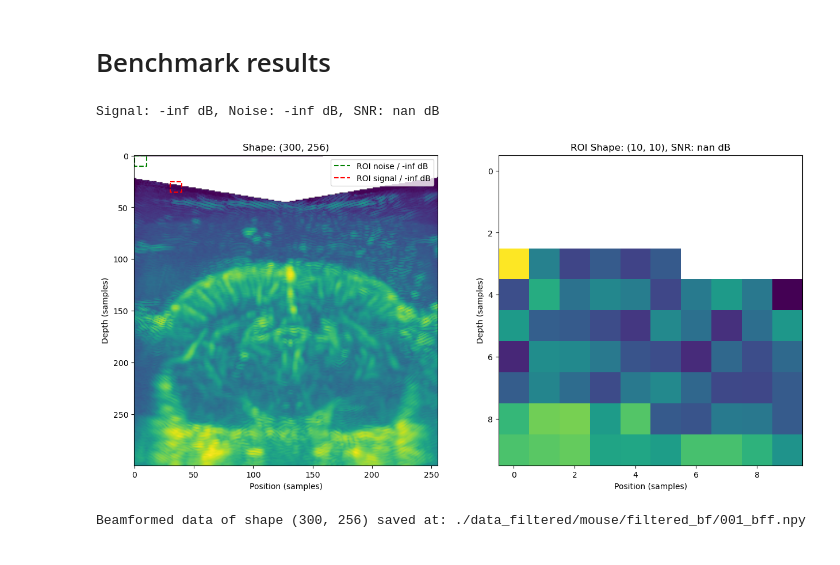
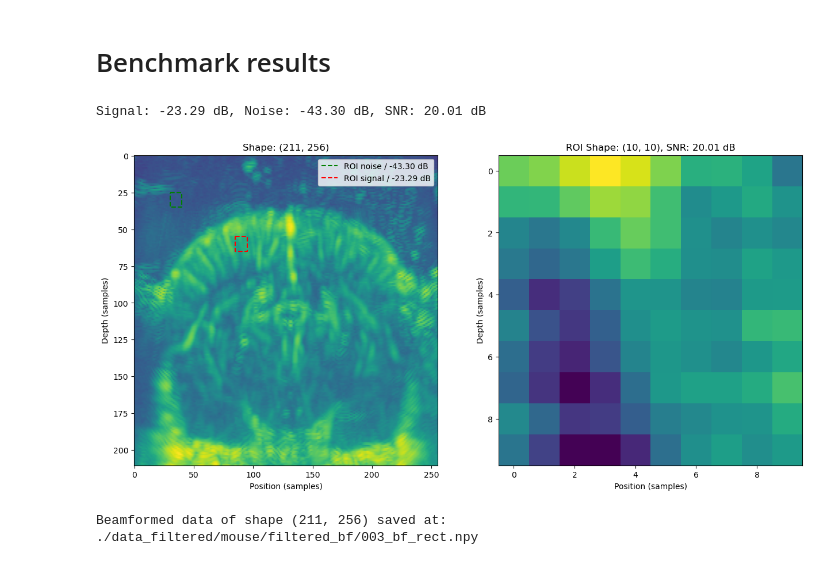
Before and after one commit to MatthieuVAUTRIN/superresolution, a Jupyter notebook: 003_post_bf_processing.ipynb, the cells around one changed output. Saved outputs shown, nothing was run; the diff lists cells and outputs as text; code cells hidden in the pictures.

```diff
--- a/003_post_bf_processing.ipynb
+++ b/003_post_bf_processing.ipynb
@@ -5,11 +5,11 @@ parameters_file_path = "/home/matmat/Documents/urban_lab/002_Superresolution/sup
 
 use_nsi = False #if using nsi, load nsi data in this order 1. zm 2. dc1 3. dc2
 bf_matrix_paths = [
-    # "/home/matmat/Documents/urban_lab/002_Superresolution/superresolution/data_bf/poubelle2/beamformed_apodized/001_bf_zm.npy",
-    # "/home/matmat/Documents/urban_lab/002_Superresolution/superresolution/data_bf/poubelle2/beamformed_apodized/001_bf_dc1.npy",
-    # "/home/matmat/Documents/urban_lab/002_Superresolution/superresolution/data_bf/poubelle2/beamformed_apodized/001_bf_dc2.npy",
+    # "/home/matmat/Documents/urban_lab/002_Superresolution/superresolution/data_bf/mouse/beamformed_apodized/002_bf_nsi0_001_zm.npy",
+    # "/home/matmat/Documents/urban_lab/002_Superresolution/superresolution/data_bf/mouse/beamformed_apodized/002_bf_nsi0_001_dc1.npy",
+    # "/home/matmat/Documents/urban_lab/002_Superresolution/superresolution/data_bf/mouse/beamformed_apodized/002_bf_nsi0_001_dc2.npy"
 
-    "/home/matmat/Documents/urban_lab/002_Superresolution/superresolution/data_bf/poubelle2/beamformed_apodized/001_bf_rectangle.npy"
+    "/home/matmat/Documents/urban_lab/002_Superresolution/superresolution/data_bf/mouse/beamformed_apodized/003_bf_rect_rectangle.npy"
 ]
 
 #Real data settings
@@ -27,7 +27,7 @@ save_data = True
 save_image = True
 bf_data_path = "./data_filtered/"
 folder_name = "mouse"
-beamformed_filtered_matrix_name = "001_bff"
+beamformed_filtered_matrix_name = "003_bf_rect"
 # %% [markdown]
 # Imports
 # %%
@@ -211,16 +211,16 @@ if run_hp:
 # %%
 if run_hp_SVD:
     filtered_hp_svd = filter_hp(bf_matrix, sampling_rate, params["rf"]["frequency"], 0)
-    filtered_hp_svd, S = filter_svd(filtered_hp_svd, 14)
+    filtered_hp_svd, S = filter_svd(filtered_hp_svd, 11)
 
     plt.figure(figsize=(10, 8))
-    plt.imshow(np.sqrt(np.sum(np.abs(filtered_hp_svd),axis=2)), aspect='auto', cmap='gray')
+    plt.imshow(np.sqrt(np.sum(np.abs(filtered_hp_svd),axis=2)), aspect='auto', cmap='hot')
     # plt.imshow(20 * np.log10(np.sum(np.abs(filtered_hp_svd),axis=2) / np.max(np.sum(np.abs(filtered_hp_svd), axis=2))), aspect='auto', cmap='viridis', vmin=-60, vmax=0)
     # plt.colorbar(label='Amplitude')
     plt.title(f"Filtered HP + SVD")
 
     if save_data:
-        save_beamformed_data(np.sum(filtered_hp_svd, axis=2), f"{beamformed_filtered_matrix_name}_hp_svd", f"{bf_data_path}{folder_name}/filtered_bf/")
+        save_beamformed_data(np.sum(np.abs(filtered_hp_svd), axis=2), f"{beamformed_filtered_matrix_name}_hp_svd", f"{bf_data_path}{folder_name}/filtered_bf/")
 
     if save_image:
         plt.savefig(f"{bf_data_path}{folder_name}/images/{beamformed_filtered_matrix_name}_hp_svd.png")
@@ -277,12 +276,12 @@ if use_nsi:
     bff_nsi = (bff_dc1_env + bff_dc2_env) / 2 - bff_zm_env
     plt.figure(figsize=(10, 8))
     # plt.imshow(20 * np.log10(np.sum(np.abs(bff_nsi),axis=2) / np.max(np.sum(np.abs(bff_nsi), axis=2))), aspect='auto', cmap='viridis', vmin=-60, vmax=0)
-    plt.imshow(np.sqrt(np.sum(np.abs(bff_nsi), axis=2)), aspect='auto', cmap='gray')
+    plt.imshow(np.sqrt(np.sum(np.abs(bff_nsi), axis=2)), aspect='auto', cmap='hot')
 
     plt.title(f"NSI Filtered HP + SVD")
 
     if save_data:
-        save_beamformed_data(np.sum(bff_nsi, axis=2), f"{beamformed_filtered_matrix_name}_nsi", f"{bf_data_path}{folder_name}/filtered_bf/")
+        save_beamformed_data(np.sum(np.abs(bff_nsi), axis=2), f"{beamformed_filtered_matrix_name}_nsi", f"{bf_data_path}{folder_name}/filtered_bf/")
     if save_image:
         plt.savefig(f"{bf_data_path}{folder_name}/images/{beamformed_filtered_matrix_name}_nsi.png")
 
@@ -292,51 +291,57 @@ if use_nsi:
 # %%
 matrix_to_analyze = 20 * np.log10(np.sum(np.abs(filtered_hp_svd),axis=2) / np.max(np.sum(np.abs(filtered_hp_svd), axis=2)))
 # %%
-x0 = 30
-z0 = 25
-nx = 10
-nz = 10
+x0_noise = 30
+z0_noise = 25
+nx_noise = 10
+nz_noise = 10
 
-sub_plot_size = 1 if nx == None or nz == None else 2
+
+x0_roi = 85
+z0_roi = 55
+nx_roi = 10
+nz_roi = 10
+
+sub_plot_size = 1 if nx_roi == None or nz_roi == None else 2
 
 fig, ax = plt.subplots(1, sub_plot_size, figsize=(15, 7))
 
 if sub_plot_size == 1:
     ax = [ax]
 
 #define noise region of interest
-noise_matrix = matrix_to_analyze[0:0+nz, 0:0+nx]
+noise_matrix = matrix_to_analyze[z0_noise:z0_noise+nz_noise, x0_noise:x0_noise+nx_noise]
 Pnoise = np.mean(noise_matrix)
-ax[0].plot([0, 0+nx, 0+nx, 0, 0], [0, 0, 0+nz, 0+nz, 0], 'g--', label=f'ROI noise / {Pnoise:.2f} dB')
+ax[0].plot([x0_noise, x0_noise+nx_noise, x0_noise+nx_noise, x0_noise, x0_noise], [z0_noise, z0_noise, z0_noise+nz_noise, z0_noise+nz_noise, z0_noise], 'g--', label=f'ROI noise / {Pnoise:.2f} dB')
 
 
 ax[0].imshow(matrix_to_analyze, aspect='auto', cmap='viridis', vmin=-60, vmax=0)
 ax[0].set_xlabel("Position (samples)")
 ax[0].set_ylabel("Depth (samples)")
 ax[0].set_title(f"Shape: {matrix_to_analyze.shape}")
 
-data = matrix_to_analyze[z0:z0+nz, x0:x0+nx]
+data = matrix_to_analyze[z0_roi:z0_roi+nz_roi, x0_roi:x0_roi+nx_roi]
 Psignal= np.mean(data)
 
-ax[0].plot([x0, x0+nx, x0+nx, x0, x0], [z0, z0, z0+nz, z0+nz, z0], 'r--', label=f'ROI signal / {Psignal:.2f} dB')
+ax[0].plot([x0_roi, x0_roi+nx_roi, x0_roi+nx_roi, x0_roi, x0_roi], [z0_roi, z0_roi, z0_roi+nz_roi, z0_roi+nz_roi, z0_roi], 'r--', label=f'ROI signal / {Psignal:.2f} dB')
 ax[0].legend()
 
 ax[1].imshow(data, aspect='auto', cmap='viridis')
 ax[1].set_xlabel("Position (samples)")
 ax[1].set_ylabel("Depth (samples)")
 
 snr_db = Psignal - Pnoise
 
 ax[1].set_title(f"ROI Shape: {data.shape}, SNR: {snr_db:.2f} dB")
 
 print(f"Signal: {Psignal:.2f} dB, Noise: {Pnoise:.2f} dB, SNR: {snr_db:.2f} dB")
 
 plt.show()
 # %% [output]
-Signal: -inf dB, Noise: -inf dB, SNR: nan dB
+Signal: -23.29 dB, Noise: -43.30 dB, SNR: 20.01 dB
-[figure, old version]
+[figure, new version]
 # %%
 if save_data:
-    save_beamformed_data(np.sum(filtered_hp_svd, axis=2), beamformed_filtered_matrix_name, destination=bf_data_path + folder_name + "/filtered_bf/")
+    save_beamformed_data(np.sum(np.abs(filtered_hp_svd), axis=2), beamformed_filtered_matrix_name, destination=bf_data_path + folder_name + "/filtered_bf/")
 # %% [output]
-Beamformed data of shape (300, 256) saved at: ./data_filtered/mouse/filtered_bf/001_bff.npy
+Beamformed data of shape (211, 256) saved at: ./data_filtered/mouse/filtered_bf/003_bf_rect.npy
```
Also changed, not shown: parts of 7 cells of this notebook, 1 other file.
